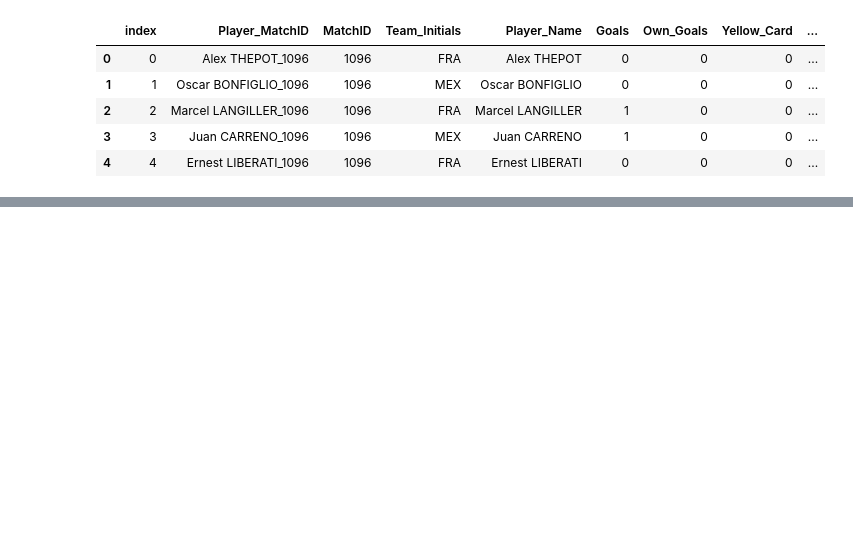
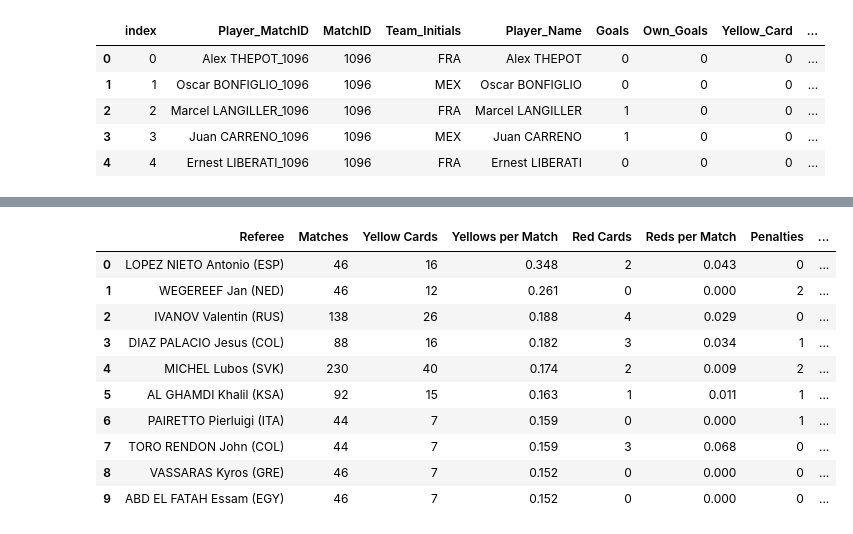
Before and after one commit to ryanbandrowski/FIFA-WC-ETL, a Jupyter notebook: FIFA World Cups.ipynb, the cells around one changed output, grey strips where cells are left out. Saved outputs shown, nothing was run; the diff lists cells and outputs as text; code cells hidden in the pictures; blank space fills up the shorter version.

```diff
--- a/FIFA World Cups.ipynb
+++ b/FIFA World Cups.ipynb
@@ -220,0 +302,15 @@ pd.read_sql_query('select * from wc_players', con=engine).head()
+# %%
+referee_data_df = pd.read_sql_query('SELECT m."Referee", COUNT(m."MatchID") AS "Matches", SUM(p."Yellow_Card") AS "Yellow Cards", ROUND(SUM(CAST(p."Yellow_Card" AS DECIMAL))/COUNT(m."MatchID"),3) AS "Yellows per Match", SUM(p."Red_Card") AS "Red Cards", ROUND(SUM(CAST(p."Red_Card" AS DECIMAL))/COUNT(m."MatchID"),3) AS "Reds per Match", (SUM(p."Penalty")+SUM(p."Missed_Penalty")) AS "Penalties", ROUND((SUM(CAST(p."Penalty" AS DECIMAL))+SUM(CAST(p."Missed_Penalty" AS DECIMAL)))/COUNT(m."MatchID"),3) AS "Penalties per Match" FROM wc_players AS p INNER JOIN wc_matches AS m ON p."MatchID"=m."MatchID" GROUP BY m."Referee" ORDER BY "Yellows per Match" DESC;', con=engine)
+referee_data_df.head(10)
+# %% [output]
+|  | Referee | Matches | Yellow Cards | Yellows per Match | Red Cards | Reds per Match | Penalties | ... |
+| 0 | LOPEZ NIETO Antonio (ESP) | 46 | 16 | 0.348 | 2 | 0.043 | 0 | ... |
+| 1 | WEGEREEF Jan (NED) | 46 | 12 | 0.261 | 0 | 0.000 | 2 | ... |
+| 2 | IVANOV Valentin (RUS) | 138 | 26 | 0.188 | 4 | 0.029 | 0 | ... |
+| 3 | DIAZ PALACIO Jesus (COL) | 88 | 16 | 0.182 | 3 | 0.034 | 1 | ... |
+| 4 | MICHEL Lubos (SVK) | 230 | 40 | 0.174 | 2 | 0.009 | 2 | ... |
+| 5 | AL GHAMDI Khalil (KSA) | 92 | 15 | 0.163 | 1 | 0.011 | 1 | ... |
+| 6 | PAIRETTO Pierluigi (ITA) | 44 | 7 | 0.159 | 0 | 0.000 | 1 | ... |
+| 7 | TORO RENDON John (COL) | 44 | 7 | 0.159 | 3 | 0.068 | 0 | ... |
+| 8 | VASSARAS Kyros (GRE) | 46 | 7 | 0.152 | 0 | 0.000 | 0 | ... |
+| 9 | ABD EL FATAH Essam (EGY) | 46 | 7 | 0.152 | 0 | 0.000 | 0 | ... |
```
Also changed, not shown: parts of 8 cells of this notebook, 3 other files.
